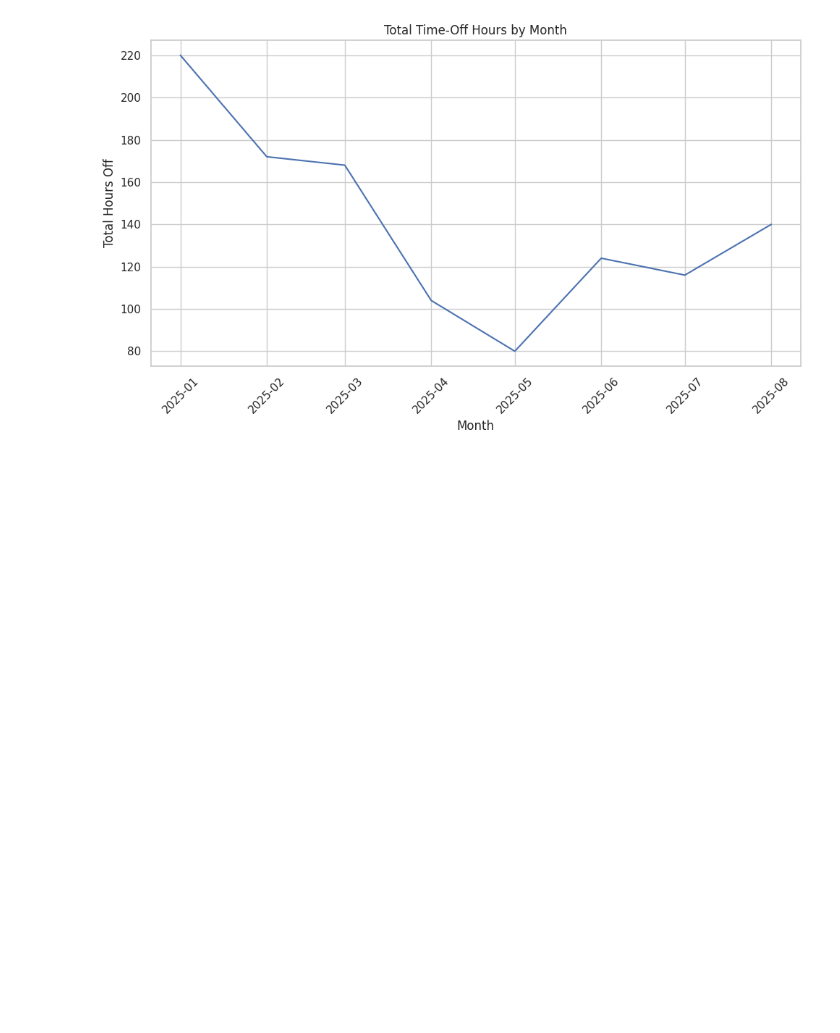
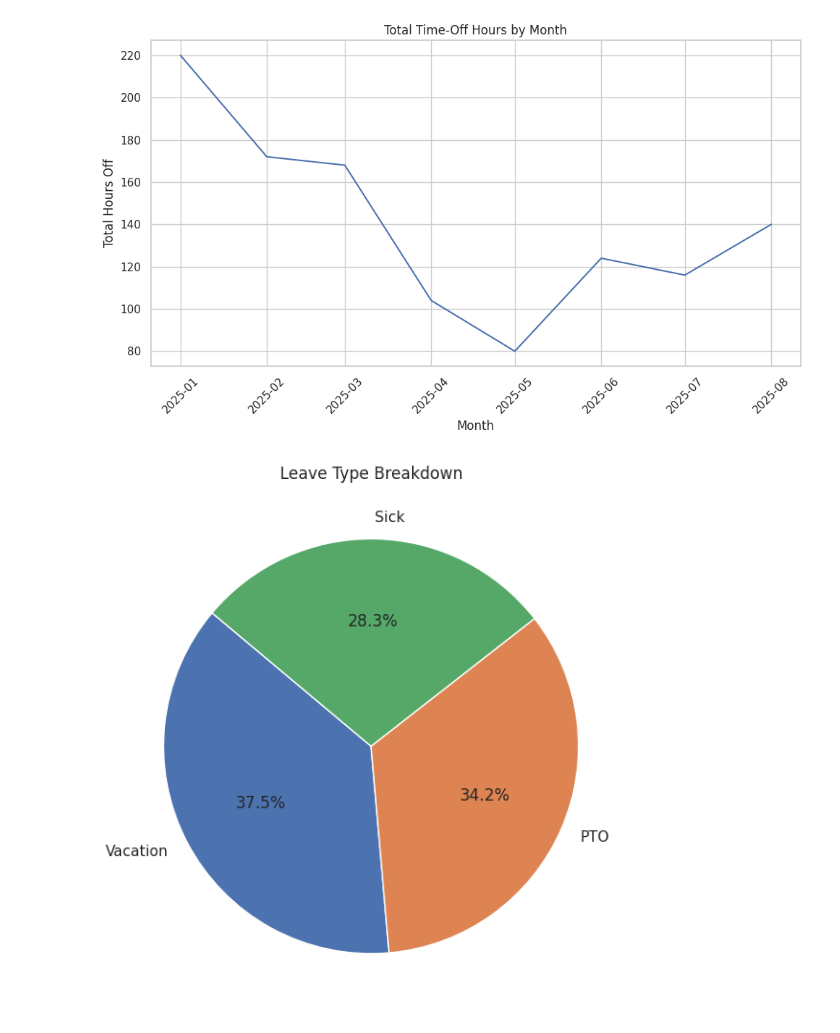
Before and after one commit to mK-zero/time-off-tracker, a Jupyter notebook: time_off_analysis.ipynb, the cells around one changed output. Saved outputs shown, nothing was run; the diff lists cells and outputs as text; code cells hidden in the pictures; blank space fills up the shorter version.

```diff
--- a/time_off_analysis.ipynb
+++ b/time_off_analysis.ipynb
@@ -31,3 +31,14 @@ plt.savefig("charts/time_off_by_month.png")
 plt.show()
 # %% [output]
 [figure]
+# %%
+leave_type_counts = df["type"].value_counts()
+
+plt.figure(figsize=(6, 6))
+plt.pie(leave_type_counts, labels=leave_type_counts.index, autopct='%1.1f%%', startangle=140)
+plt.title("Leave Type Breakdown")
+plt.tight_layout()
+plt.savefig("charts/pto_type_breakdown.png")
+plt.show()
+# %% [output]
+[figure, added]
```
Also changed, not shown: parts of 3 cells of this notebook, 3 other files.
